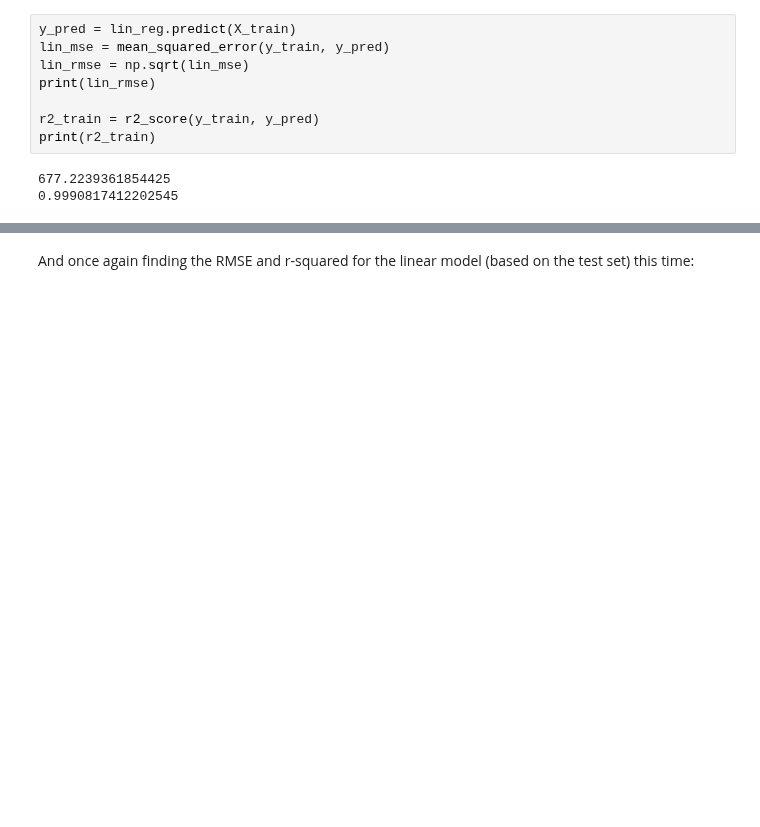
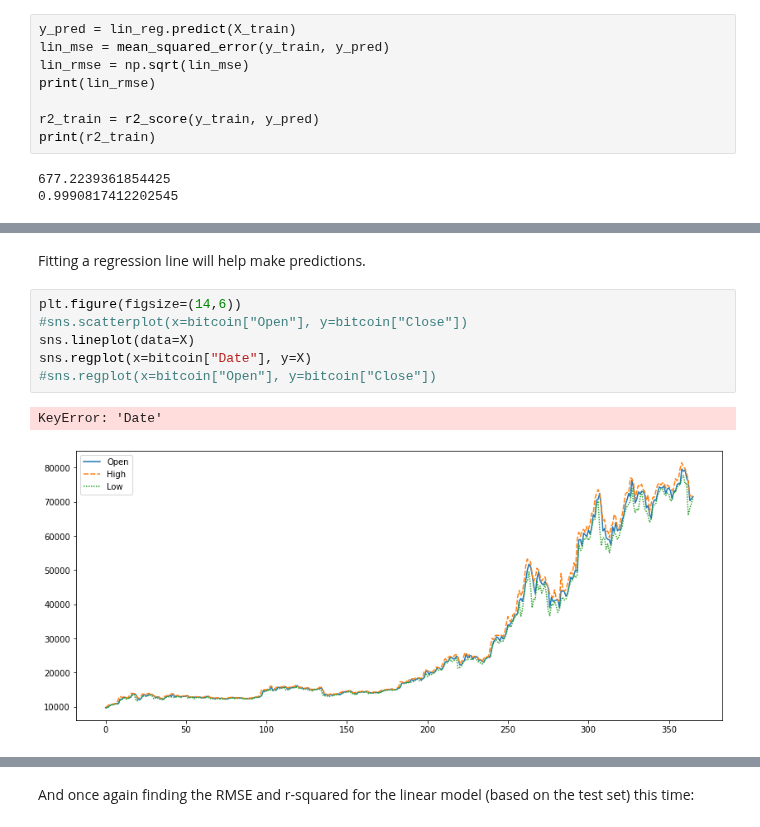
Before and after one commit to lynstanford/machine-learning-projects, a Jupyter notebook: machine-learning/decision_tree.ipynb, the cells around one changed output, grey strips where cells are left out. Saved outputs shown, nothing was run; the diff lists cells and outputs as text; blank space fills up the shorter version.

```diff
--- a/machine-learning/decision_tree.ipynb
+++ b/machine-learning/decision_tree.ipynb
@@ -72,0 +115,11 @@ print(r2_train)
+# %% [markdown]
+Fitting a regression line will help make predictions.
+# %%
+plt.figure(figsize=(14,6))
+#sns.scatterplot(x=bitcoin["Open"], y=bitcoin["Close"])
+sns.lineplot(data=X)
+sns.regplot(x=bitcoin["Date"], y=X)
+#sns.regplot(x=bitcoin["Open"], y=bitcoin["Close"])
+# %% [output]
+KeyError: 'Date'
+[figure, added]
```
Also changed, not shown: parts of 23 cells of this notebook, 1 other file.
